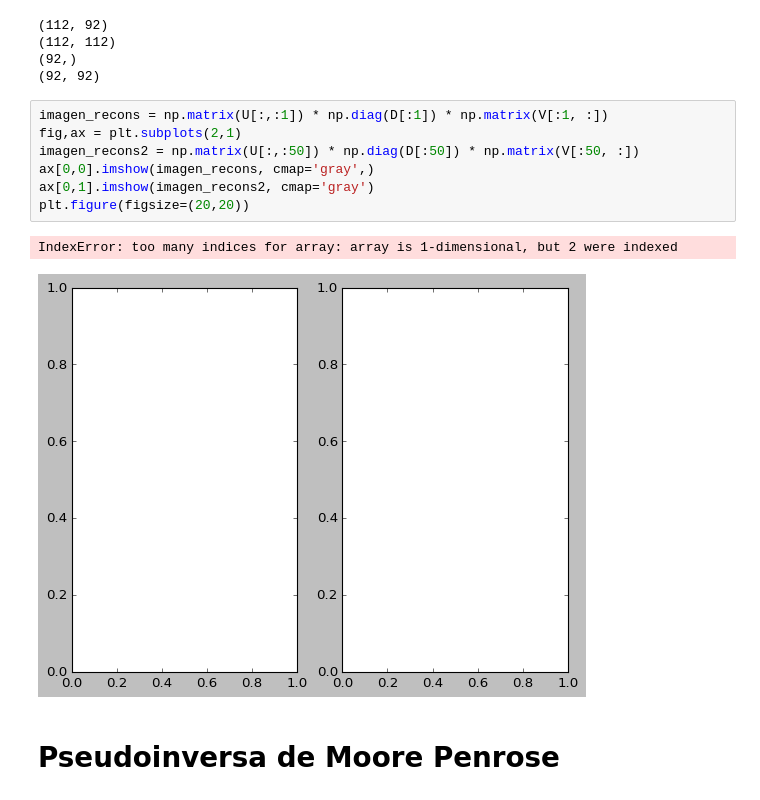
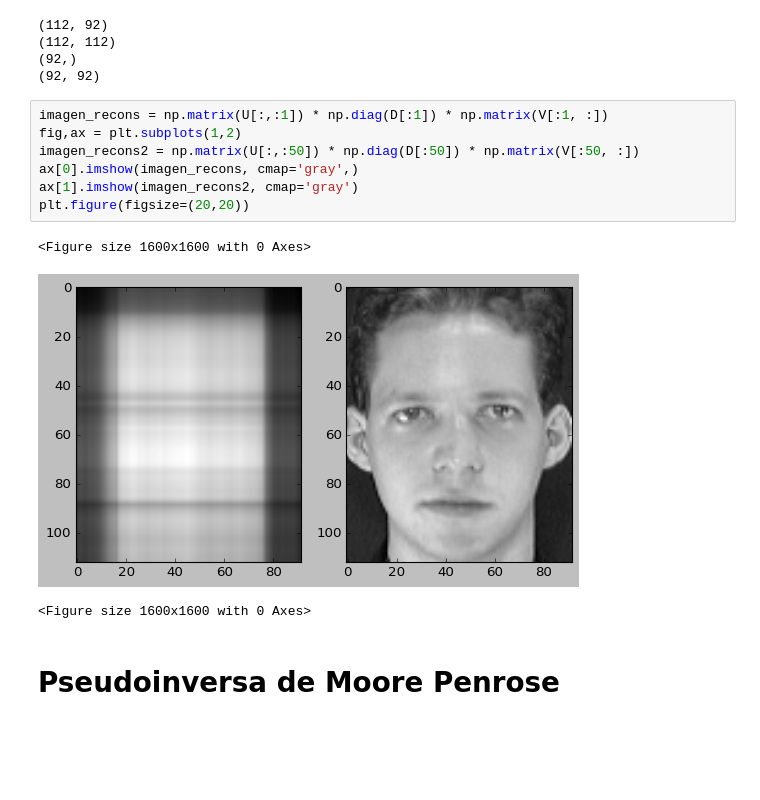
Before and after one commit to SantixDesigner/alg_lineal_aplicada, a Jupyter notebook: alg_lineal_aplicada.ipynb, the cells around one changed output. Drawn from its saved outputs; the diff is of its cells as text; blank space fills up the shorter version.

```diff
--- a/alg_lineal_aplicada.ipynb
+++ b/alg_lineal_aplicada.ipynb
@@ -484,14 +484,15 @@ print(V.shape)
 (92, 92)
 # %%
 imagen_recons = np.matrix(U[:,:1]) * np.diag(D[:1]) * np.matrix(V[:1, :])
-fig,ax = plt.subplots(2,1)
+fig,ax = plt.subplots(1,2)
 imagen_recons2 = np.matrix(U[:,:50]) * np.diag(D[:50]) * np.matrix(V[:50, :])
-ax[0,0].imshow(imagen_recons, cmap='gray',)
-ax[0,1].imshow(imagen_recons2, cmap='gray')
+ax[0].imshow(imagen_recons, cmap='gray',)
+ax[1].imshow(imagen_recons2, cmap='gray')
 plt.figure(figsize=(20,20))
 # %% [output]
-IndexError: too many indices for array: array is 1-dimensional, but 2 were indexed
+<Figure size 1600x1600 with 0 Axes>
-[figure, old version]
+[figure, new version]
+<Figure size 1600x1600 with 0 Axes>
 # %% [markdown]
 # Pseudoinversa de Moore Penrose
 # %%
```
Also changed, not shown: parts of 2 cells of this notebook.
